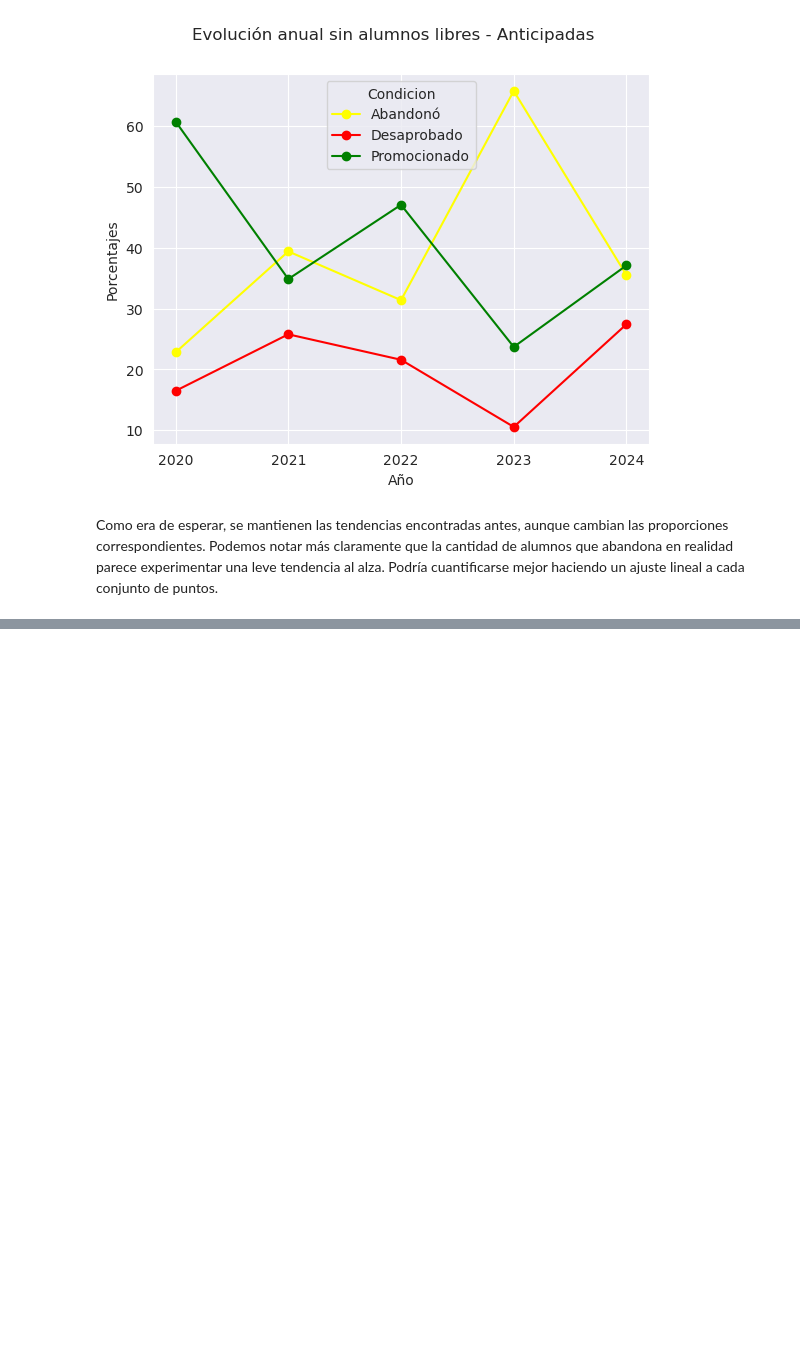
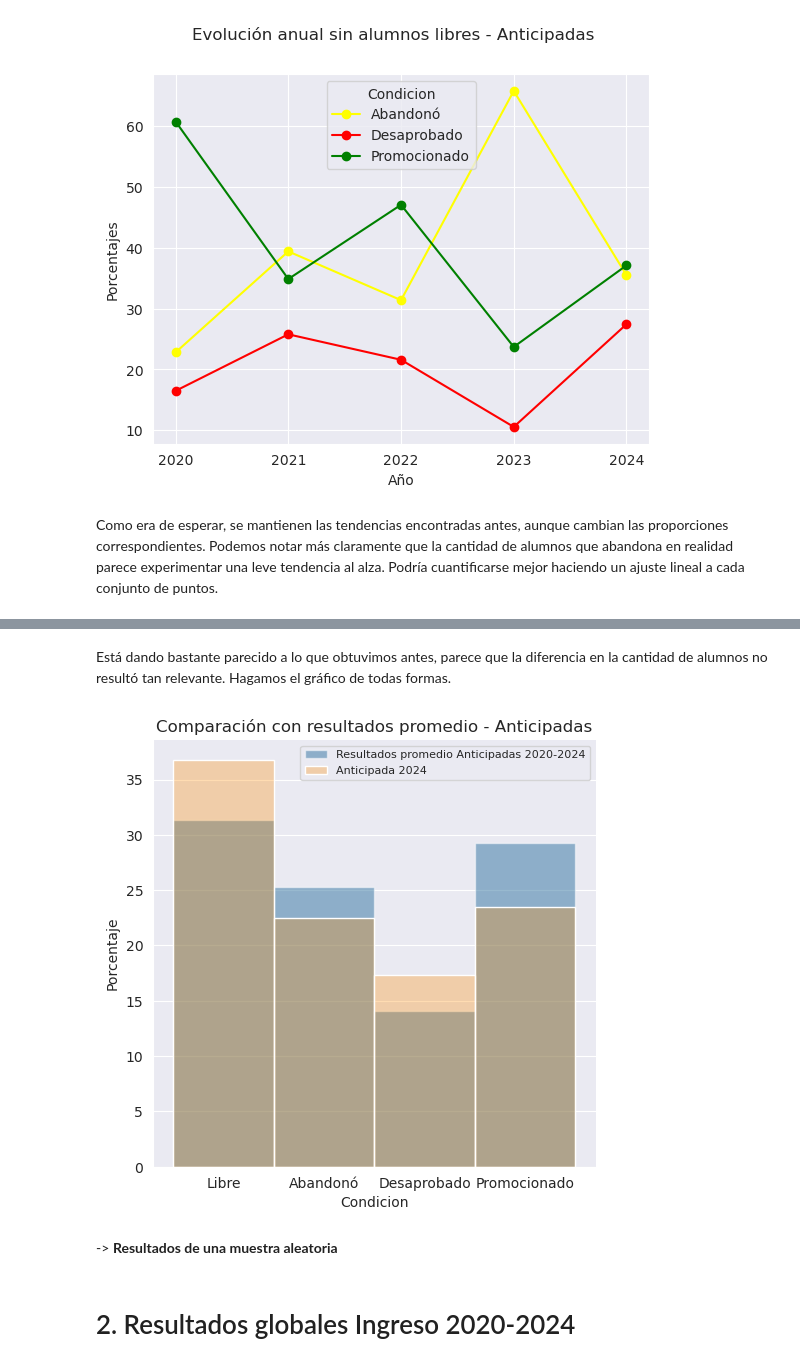
Before and after one commit to juanjogervasio/Intro-courses-analysis, a Jupyter notebook: Mate_PI_Analysis.ipynb, the cells around one changed output, grey strips where cells are left out. Saved outputs shown, nothing was run; the diff lists cells and outputs as text; code cells hidden in the pictures; blank space fills up the shorter version.

```diff
--- a/Mate_PI_Analysis.ipynb
+++ b/Mate_PI_Analysis.ipynb
@@ -732,0 +846,13 @@ Voy a calcular los resultados sobre el total de las Anticipadas para comparar co
+# %% [markdown]
+Está dando bastante parecido a lo que obtuvimos antes, parece que la diferencia en la cantidad de alumnos no resultó tan relevante. Hagamos el gráfico de todas formas.
+# %%
+sns.catplot(data=Promedios_Anticipadas, kind="bar", gap=-0.25, alpha=0.5, label="Resultados promedio Anticipadas 2020-2024")
+sns.histplot(data=Anticipada_2024, x="Condicion", bins=5, stat="percent", alpha=0.3, discrete=True, color="darkorange", label="Anticipada 2024")
+plt.legend(fontsize=8)
+plt.ylabel("Porcentaje")
+plt.title("Comparación con resultados promedio - Anticipadas")
+plt.show()
+# %% [output]
+[figure, added]
+# %% [markdown]
+-> **Resultados de una muestra aleatoria**
@@ -732,0 +861,2 @@ Voy a calcular los resultados sobre el total de las Anticipadas para comparar co
+# %% [markdown]
+# 2. Resultados globales Ingreso 2020-2024
```
Also changed, not shown: parts of 33 cells of this notebook.
